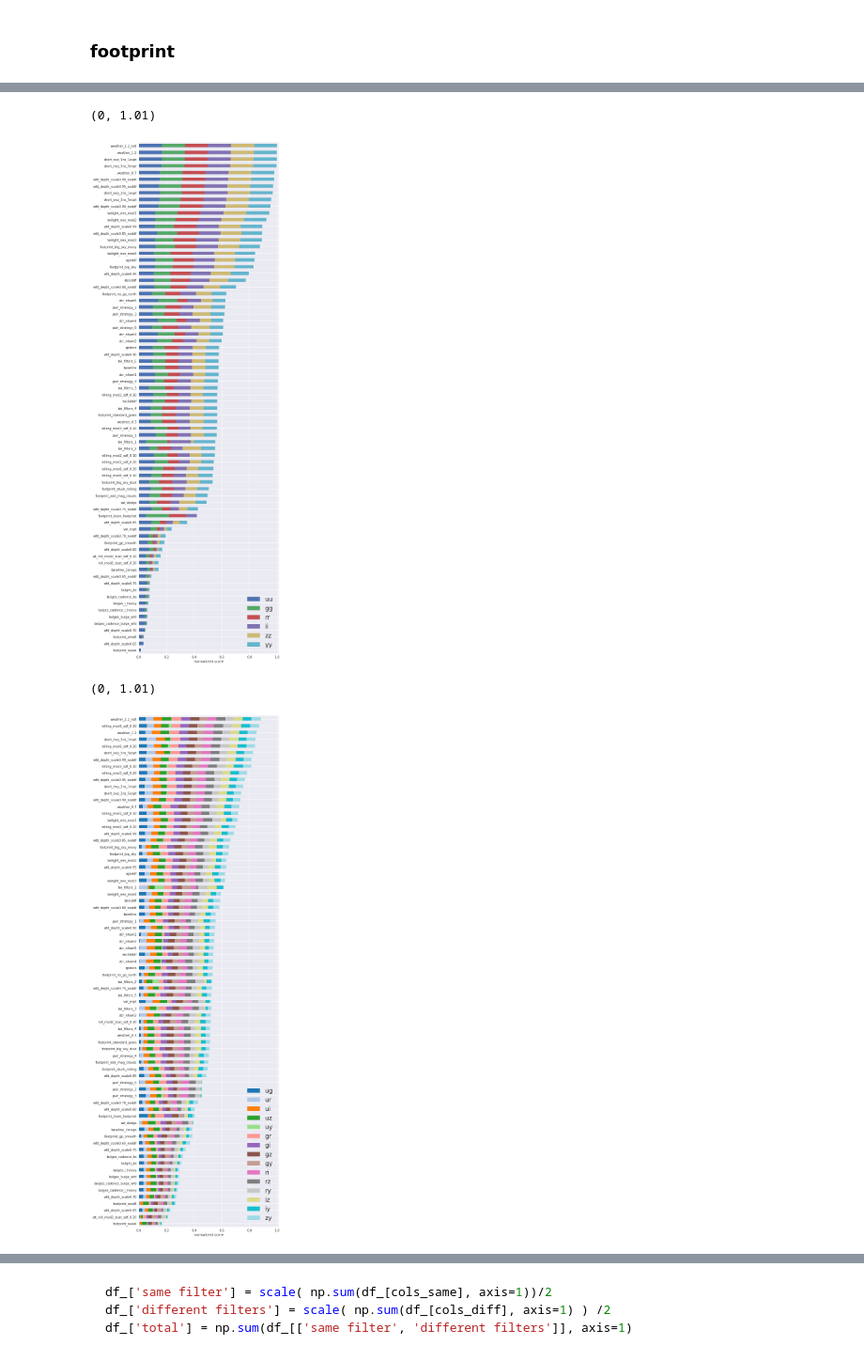
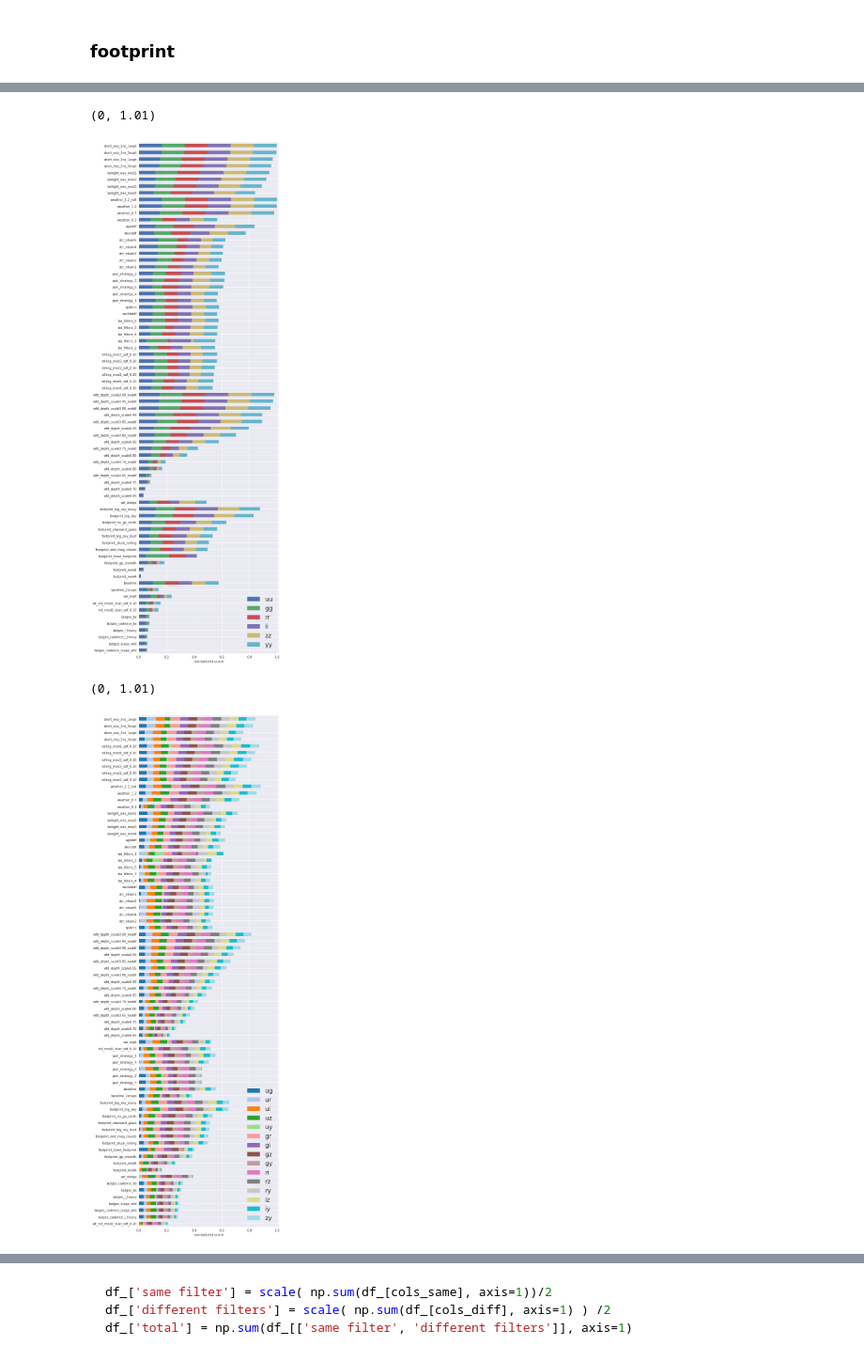
Before and after one commit to fedhere/LSSTunknowns, a Jupyter notebook: code/plot_barh_FoM.ipynb, the cells around one changed output, grey strips where cells are left out. Shown at 94% size. Cells and saved outputs as stored; diff of their text form; code cells hidden in the pictures.

```diff
--- a/code/plot_barh_FoM.ipynb
+++ b/code/plot_barh_FoM.ipynb
@@ -93,3 +93,8 @@ plt.ylabel('')
 # %% [output]
 Text(0, 0.5, '')
 [figure]
+# %%
+def get_family(df):
+    """get family of opsim"""
+
+    return df['db'].split('_')[0]
@@ -135,8 +157,10 @@ df_stars = pd.read_csv('df_stars_sat.csv')
 df_new = df_stars.copy()
 df_new['db'] = df_new['db'].apply(lambda x: x.replace("_v1.4_10yrs.db", "") )
 df_new['db'] = df_new['db'].apply(lambda x: x.replace("v1.4_10yrs.db", "") )
-df_new = df_new.set_index('db')
+
+df_new['family'] = df_new.apply(get_family, axis=1)
 
 for col in df_new.columns:
+    if col not in ['family', 'db']:
     # df_new[ col ] = np.tanh ( scale ( df_fom[col] ) * 3 )
-    df_new[col] = scale(df_new[col])
+        df_new[col] = scale(df_new[col])
@@ -148,7 +181,12 @@ colon_ = ['{}_field'.format(i) for i in colon]
 
 df_ = df_new.copy()
 df_['total'] = np.sum(df_[ colon_ ], axis=1)
-df_ = df_.sort_values(by='total', ascending=True)
+
+df_mean_family = df_.groupby(by = "family", as_index=False).mean()[['family', 'total']]
+df_ = df_.merge(df_mean_family, on='family', how='left', suffixes=['', '_fmean'],)
+
+df_ = df_.set_index('db')
+df_ = df_.sort_values(by=['total_fmean', 'total'], ascending=[True, True])
 
 df_[ colon ] = df_[ colon_ ]/6
 
@@ -162,30 +200,35 @@ plt.legend(loc='lower right')
 plt.xlim([0,1.01])
 # %% [output]
 (0, 1.01)
-[figure, old version]
+[figure, new version]
 # %%
-# number of field different filter
+# number of field diff filter
 colon = cols_diff
 
 colon_ = ['{}_field'.format(i) for i in colon]
 
 df_ = df_new.copy()
 df_['total'] = np.sum(df_[ colon_ ], axis=1)
-df_ = df_.sort_values(by='total', ascending=True)
+
+df_mean_family = df_.groupby(by = "family", as_index=False).mean()[['family', 'total']]
+df_ = df_.merge(df_mean_family, on='family', how='left', suffixes=['', '_fmean'],)
+
+df_ = df_.set_index('db')
+df_ = df_.sort_values(by=['total_fmean', 'total'], ascending=[True, True])
 
 df_[ colon ] = df_[ colon_ ]/15
 
 renamecol = {'{}_field'.format(i):'{}'.format(i) for i in colon}
 df_ = df_[colon].rename(columns=renamecol)
 
 df_[ colon ].plot.barh(stacked=True, figsize=(8, 30), colormap=plt.cm.tab20)
 plt.xlabel('normalized score')
 plt.ylabel('')
 plt.legend(loc='lower right')
 plt.xlim([0,1.01])
 # %% [output]
 (0, 1.01)
-[figure, old version]
+[figure, new version]
 # %%
 # number of stars same filter
 colon = cols_same
```
Also changed, not shown: parts of 8 cells of this notebook.
